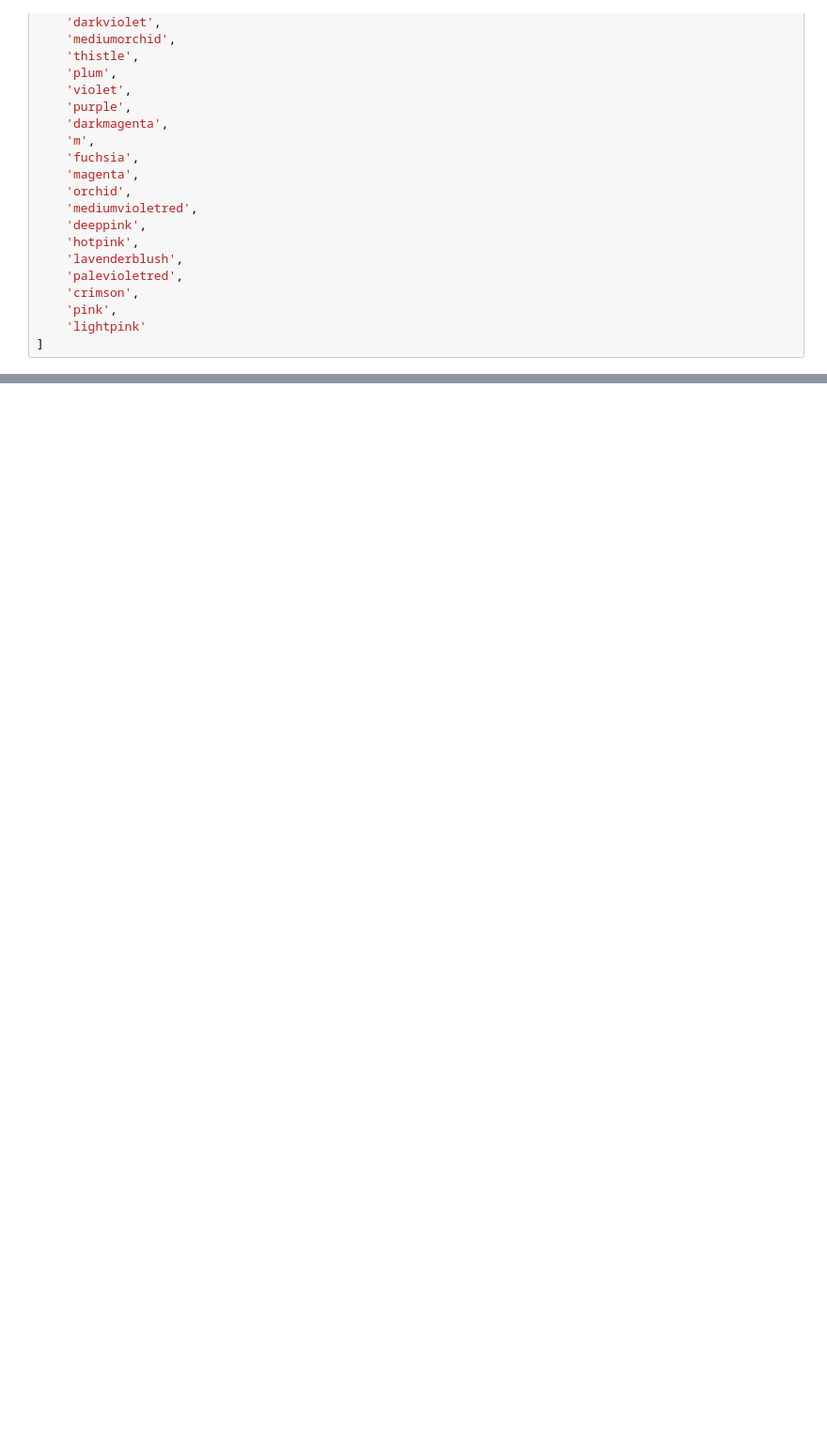
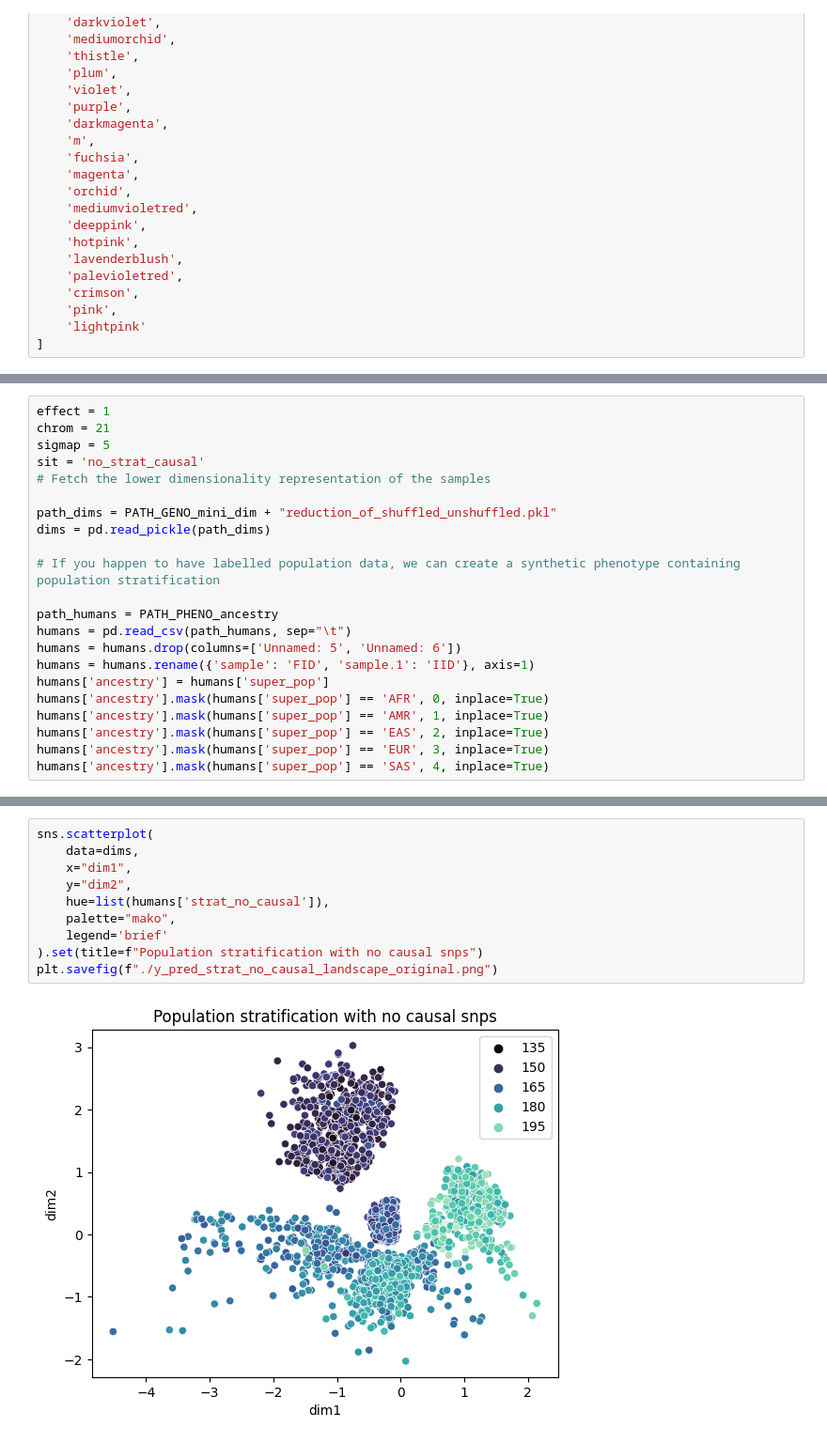
Before and after one commit to mat2m10/gwas_testing, a Jupyter notebook: classical_gwas.ipynb, the cells around one changed output, grey strips where cells are left out. Shown at 94% size. Saved outputs shown, nothing was run; the diff lists cells and outputs as text; blank space fills up the shorter version.

```diff
--- a/classical_gwas.ipynb
+++ b/classical_gwas.ipynb
@@ -190,0 +203,22 @@ ModuleNotFoundError: No module named 'matplotlib'
+# %%
+effect = 1
+chrom = 21
+sigmap = 5
+sit = 'no_strat_causal'
+# Fetch the lower dimensionality representation of the samples
+
+path_dims = PATH_GENO_mini_dim + "reduction_of_shuffled_unshuffled.pkl"
+dims = pd.read_pickle(path_dims)
+
+# If you happen to have labelled population data, we can create a synthetic phenotype containing population stratification
+
+path_humans = PATH_PHENO_ancestry
+humans = pd.read_csv(path_humans, sep="\t")
+humans = humans.drop(columns=['Unnamed: 5', 'Unnamed: 6'])
+humans = humans.rename({'sample': 'FID', 'sample.1': 'IID'}, axis=1)
+humans['ancestry'] = humans['super_pop']
+humans['ancestry'].mask(humans['super_pop'] == 'AFR', 0, inplace=True)
+humans['ancestry'].mask(humans['super_pop'] == 'AMR', 1, inplace=True)
+humans['ancestry'].mask(humans['super_pop'] == 'EAS', 2, inplace=True)
+humans['ancestry'].mask(humans['super_pop'] == 'EUR', 3, inplace=True)
+humans['ancestry'].mask(humans['super_pop'] == 'SAS', 4, inplace=True)
@@ -190,0 +302,12 @@ ModuleNotFoundError: No module named 'matplotlib'
+# %%
+sns.scatterplot(
+    data=dims,
+    x="dim1",
+    y="dim2",
+    hue=list(humans['strat_no_causal']),
+    palette="mako",
+    legend='brief'
+).set(title=f"Population stratification with no causal snps")
+plt.savefig(f"./y_pred_strat_no_causal_landscape_original.png")
+# %% [output]
+[figure, added]
```
Also changed, not shown: parts of 11 cells of this notebook, 1 other file.
